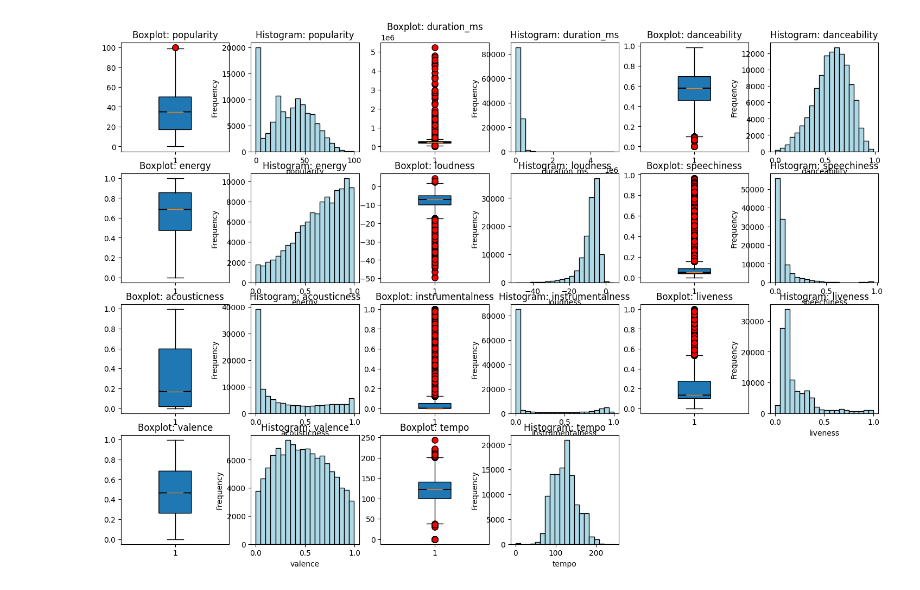
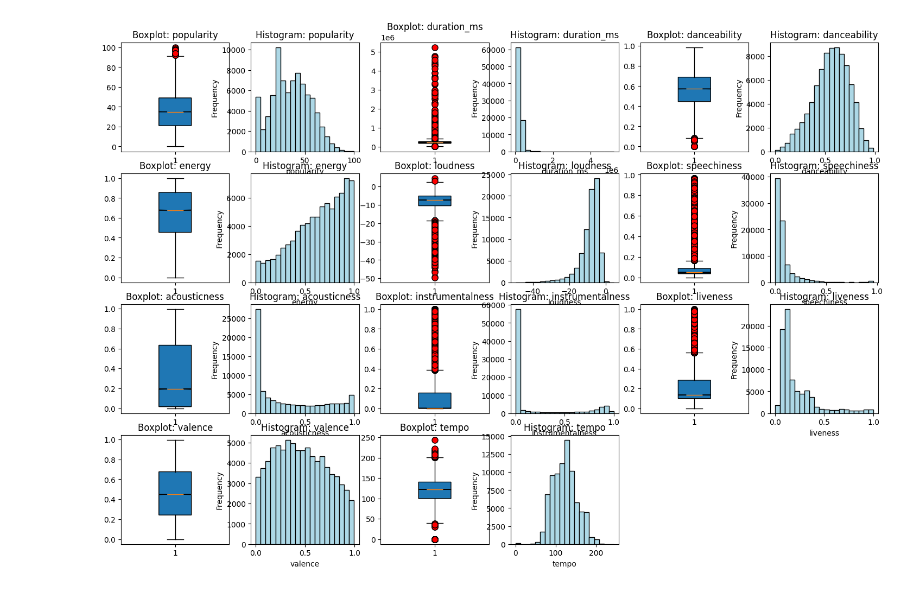
Before and after one commit to elena563/spotitype, a Jupyter notebook: backend/notebook/eda.ipynb, the cells around one changed output. Saved outputs shown, nothing was run; the diff lists cells and outputs as text; code cells hidden in the pictures.

```diff
--- a/backend/notebook/eda.ipynb
+++ b/backend/notebook/eda.ipynb
@@ -41,5 +13,0 @@ dtype: int64
-# %%
-cat = df[['track_id', 'artists', 'album_name', 'track_name', 'explicit', 'track_genre']]
-for col in cat.columns:
-    print(f"\n--- {col} ---")
-    print(cat[col].value_counts())
@@ -63,0 +14,5 @@ Name: count, Length: 114, dtype: int64
+# %%
+nan = df.isnull().any(axis=1) #1
+df[nan]
+df.drop(df[nan].index, inplace=True)  # drop because duration is 0, no sense
+df.shape
@@ -67,0 +28,6 @@ df1 = df.drop_duplicates()
+# %%
+exclude = ['track_id', 'album_name', 'popularity']
+subset_cols = [col for col in df1.columns if col not in exclude]
+delme = df1[df1.duplicated(subset=subset_cols, keep=False)]
+df2 = df1.drop(delme.index)
+df2.shape
@@ -68,4 +39,4 @@ df1 = df.drop_duplicates()
 # %%
-num = df1.drop(columns=['track_id', 'artists', 'album_name', 'track_name', 'explicit', 'track_genre'])
+num = df2.drop(columns=['track_id', 'artists', 'album_name', 'track_name', 'key', 'mode', 'time_signature'])
 num.describe()
 # %% [output]
@@ -81,27 +52,26 @@ num.describe()
 # %%
-nump = num.drop(columns=['key', 'time_signature', 'mode'])
-cols = nump.columns
+cols = num.columns
 n = len(cols)
 n_plots = n * 2    # 2 plots each variable
 ncols = 6          # 6 plots each row
 nrows = math.ceil(n_plots / ncols)
 
 fig, axes = plt.subplots(nrows=nrows, ncols=ncols, figsize=(ncols * 3, nrows * 3))
 axes = axes.flatten()  # necessary to iterate axes[i]
 
 for i, col in enumerate(cols):
-    axes[i * 2].boxplot(nump[col], notch=True, patch_artist=True,
+    axes[i * 2].boxplot(num[col], notch=True, patch_artist=True,
                         flierprops=dict(marker='o', markersize=8, markerfacecolor='red'),
                         widths=0.3)
     axes[i * 2].set_title(f'Boxplot: {col}')
 
-    axes[i * 2 + 1].hist(nump[col], bins=20, color='lightblue', edgecolor='black')
+    axes[i * 2 + 1].hist(num[col], bins=20, color='lightblue', edgecolor='black')
     axes[i * 2 + 1].set_title(f'Histogram: {col}')
     axes[i * 2 + 1].set_xlabel(col)
     axes[i * 2 + 1].set_ylabel('Frequency')
 
 # delete remaining axes
 for j in range(n * 2, len(axes)):
     fig.delaxes(axes[j])
 # %% [output]
-[figure, old version]
+[figure, new version]
```
Also changed, not shown: parts of 13 cells of this notebook, 6 other files.
